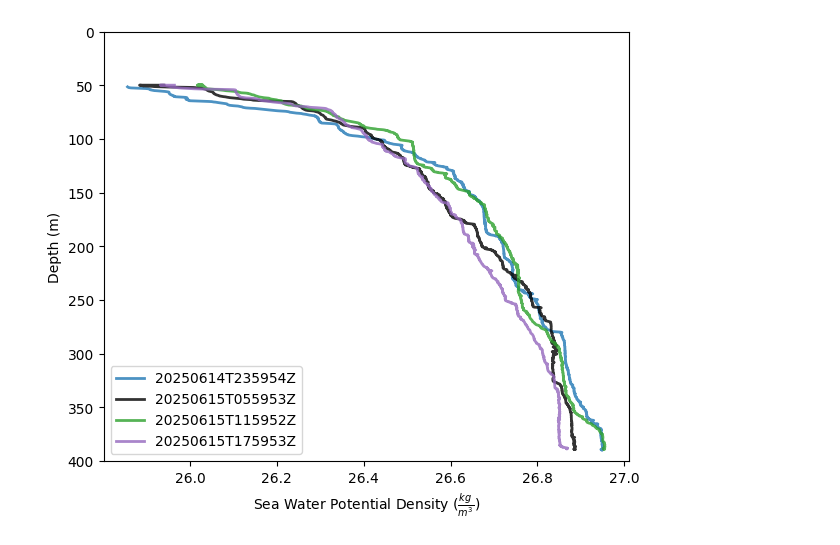
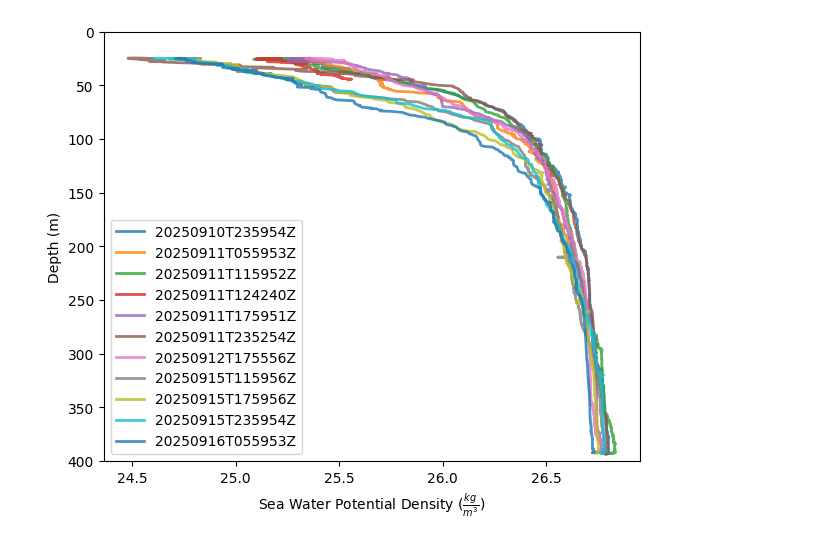
Before and after one commit to IanTBlack/onc-toolbox, a Jupyter notebook: examples/bacvp/bacvp_ctd_up_profiles.ipynb, the cells around one changed output. Cells and saved outputs as stored; diff of their text form; code cells hidden in the pictures.

```diff
--- a/examples/bacvp/bacvp_ctd_up_profiles.ipynb
+++ b/examples/bacvp/bacvp_ctd_up_profiles.ipynb
@@ -12,14 +12,18 @@ from ONCToolbox.utils.profilers import identify_profiles
 # %%
 onct = ONCToolbox()
 # %%
-date_from = datetime(2025,6,14,22,0,0,0)
-date_to = datetime(2025,6,15,23,59,59,999999)
+# date_from = datetime(2025,6,14,22,0,0,0)
+# date_to = datetime(2025,6,15,23,59,59,999999)
+
+date_to = datetime.now(timezone.utc)
+date_from = date_to - timedelta(days = 7)
 # %%
 cl = onct.get_fullres_data(location_code = 'BACVP',
-                            device_category_code = 'DC90',
+                           device_category_code = 'DC90',
                            property_code = 'length',
                            date_from = date_from,
                            date_to = date_to,
                            out_as = 'xarray',
                            add_metadata = True)
 cable_length = cl.cable_length
+cable_length = cable_length.dropna(dim = 'time')
@@ -26,5 +50,7 @@ cable_length = cl.cable_length
 # %%
-ups = identify_profiles(cable_length, profile_direction='up')
+ups = identify_profiles(cable_length, profile_direction='up', max_allowed_std=0.05)
+
+ups = [up for up in ups if (up['date_to'] - up['date_from']).total_seconds() > 60*3] # Keep only profiles longer than 3 minutes.
 # %%
 ctd = onct.get_fullres_data(location_code = 'BACVP',
                             device_category_code = 'CTD',
@@ -68,21 +103,19 @@ for up in ups:
 
     profiles.append(ctd_pro)
 # %%
-colors = ['tab:blue','black','tab:green','tab:purple']
-
 fig, ax = plt.subplots(1,1, figsize = (6,5), constrained_layout = True)
 
 for i in range(len(profiles)):
     pro = profiles[i]
-    ax.plot(pro.potential_density, pro.depth, color = colors[i], alpha = 0.8, label = pro.profile_id.values, linewidth = 2)
+    ax.plot(pro.potential_density, pro.depth, alpha = 0.8, label = pro.profile_id.values, linewidth = 2)
 
 ax.legend(loc = 'lower left')
 
 ax.set_ylim(0,400)
 
 ax.invert_yaxis()
 ax.set_ylabel('Depth (m)')
 ax.set_xlabel(r'Sea Water Potential Density ($\frac{kg}{m^3}$)')
 plt.savefig('../figures/bacvp_ctd_up_profiles.jpg')
 # %% [output]
-[figure, old version]
+[figure, new version]
```
Also changed, not shown: parts of 5 cells of this notebook, 9 other files.
